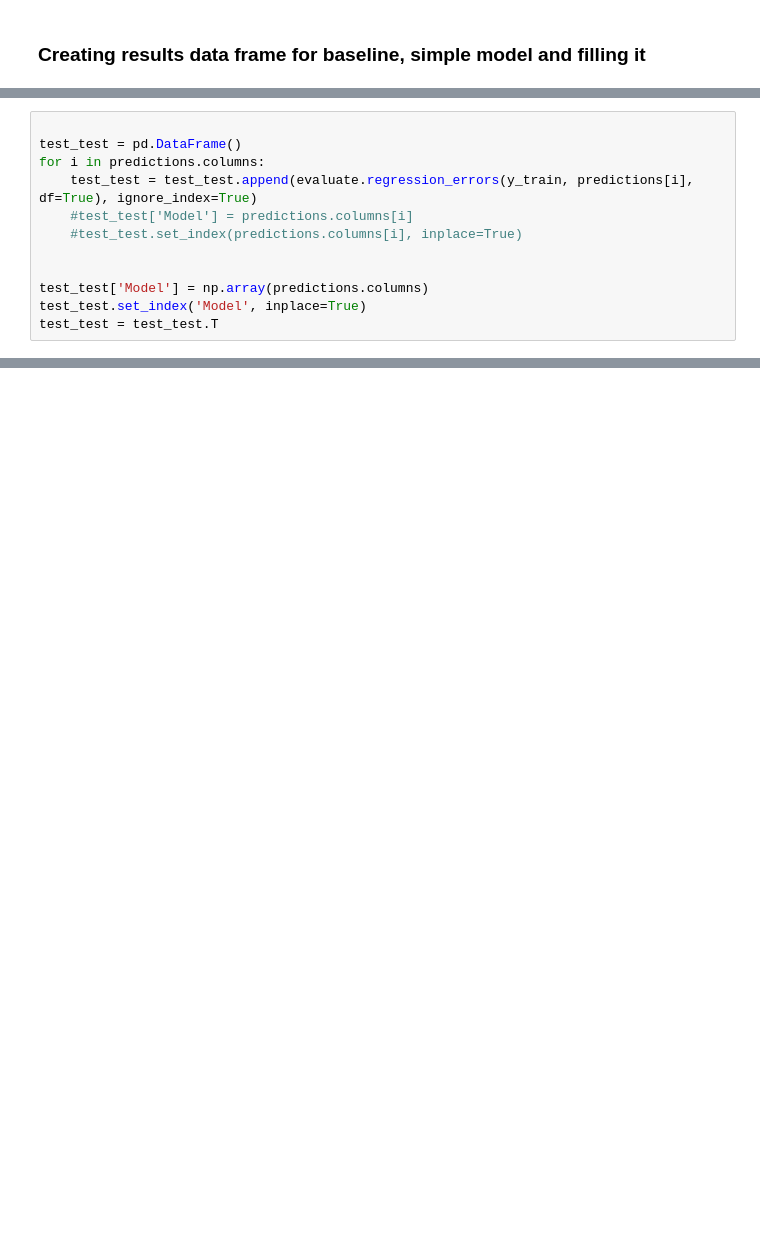
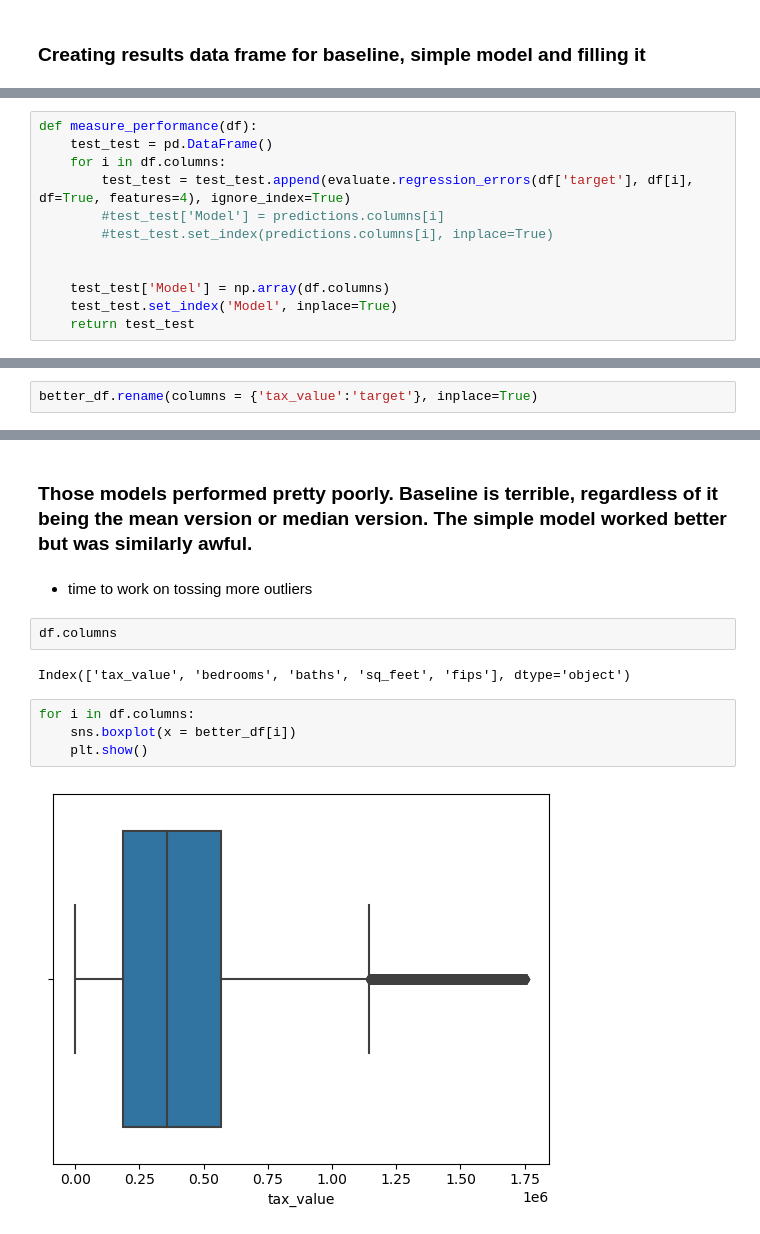
Before and after one commit to jcrosenberger/regression_zillow_2017, a Jupyter notebook: work_in_progress.ipynb, the cells around one changed output, grey strips where cells are left out. Cells and saved outputs as stored; diff of their text form; blank space fills up the shorter version.

```diff
--- a/work_in_progress.ipynb
+++ b/work_in_progress.ipynb
@@ -162,12 +155,12 @@ reload(evaluate)
 # %%
-
-test_test = pd.DataFrame()
-for i in predictions.columns:
-    test_test = test_test.append(evaluate.regression_errors(y_train, predictions[i], df=True), ignore_index=True)
-    #test_test['Model'] = predictions.columns[i]
-    #test_test.set_index(predictions.columns[i], inplace=True)
+def measure_performance(df):
+    test_test = pd.DataFrame()
+    for i in df.columns:
+        test_test = test_test.append(evaluate.regression_errors(df['target'], df[i], df=True, features=4), ignore_index=True)
+        #test_test['Model'] = predictions.columns[i]
+        #test_test.set_index(predictions.columns[i], inplace=True)
 
 
-test_test['Model'] = np.array(predictions.columns)
-test_test.set_index('Model', inplace=True)
-test_test = test_test.T
+    test_test['Model'] = np.array(df.columns)
+    test_test.set_index('Model', inplace=True)
+    return test_test
@@ -200,0 +167,2 @@ r2, r2V2
+# %%
+better_df.rename(columns = {'tax_value':'target'}, inplace=True)
@@ -200,0 +188,14 @@ r2, r2V2
+# %% [markdown]
+### Those models performed pretty poorly. Baseline is terrible, regardless of it being the mean version or median version. The simple model worked better but was similarly awful.
+# %% [markdown]
+- time to work on tossing more outliers
+# %%
+df.columns
+# %% [output]
+Index(['tax_value', 'bedrooms', 'baths', 'sq_feet', 'fips'], dtype='object')
+# %%
+for i in df.columns:
+    sns.boxplot(x = better_df[i])
+    plt.show()
+# %% [output]
+[figure, added]
```
Also changed, not shown: parts of 33 cells of this notebook, 2 other files.
